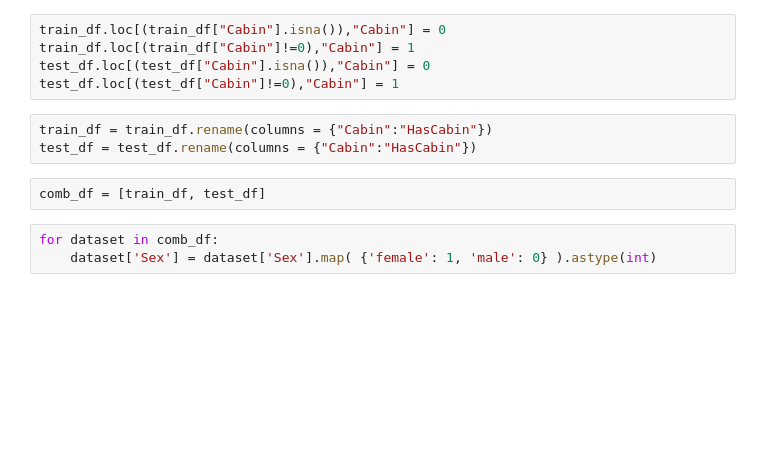
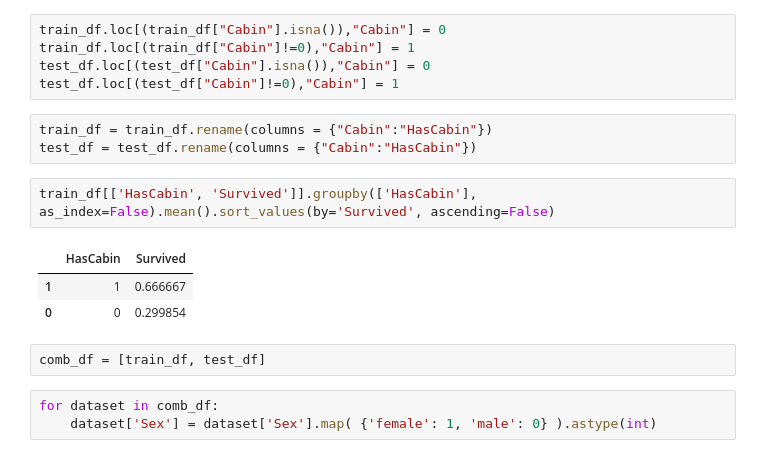
Before and after one commit to Valikpp/ds-training-tasks, a Jupyter notebook: titanic/main.ipynb, the cells around one changed output. Drawn from its saved outputs; the diff is of its cells as text; blank space fills up the shorter version.

```diff
--- a/titanic/main.ipynb
+++ b/titanic/main.ipynb
@@ -73,6 +74,12 @@ test_df.loc[(test_df["Cabin"]!=0),"Cabin"] = 1
 # %%
 train_df = train_df.rename(columns = {"Cabin":"HasCabin"})
 test_df = test_df.rename(columns = {"Cabin":"HasCabin"})
+# %%
+train_df[['HasCabin', 'Survived']].groupby(['HasCabin'], as_index=False).mean().sort_values(by='Survived', ascending=False)
+# %% [output]
+|  | HasCabin | Survived |
+| 1 | 1 | 0.666667 |
+| 0 | 0 | 0.299854 |
 # %%
 comb_df = [train_df, test_df]
 # %%
```
Also changed, not shown: parts of 31 cells of this notebook, 1 other file.
